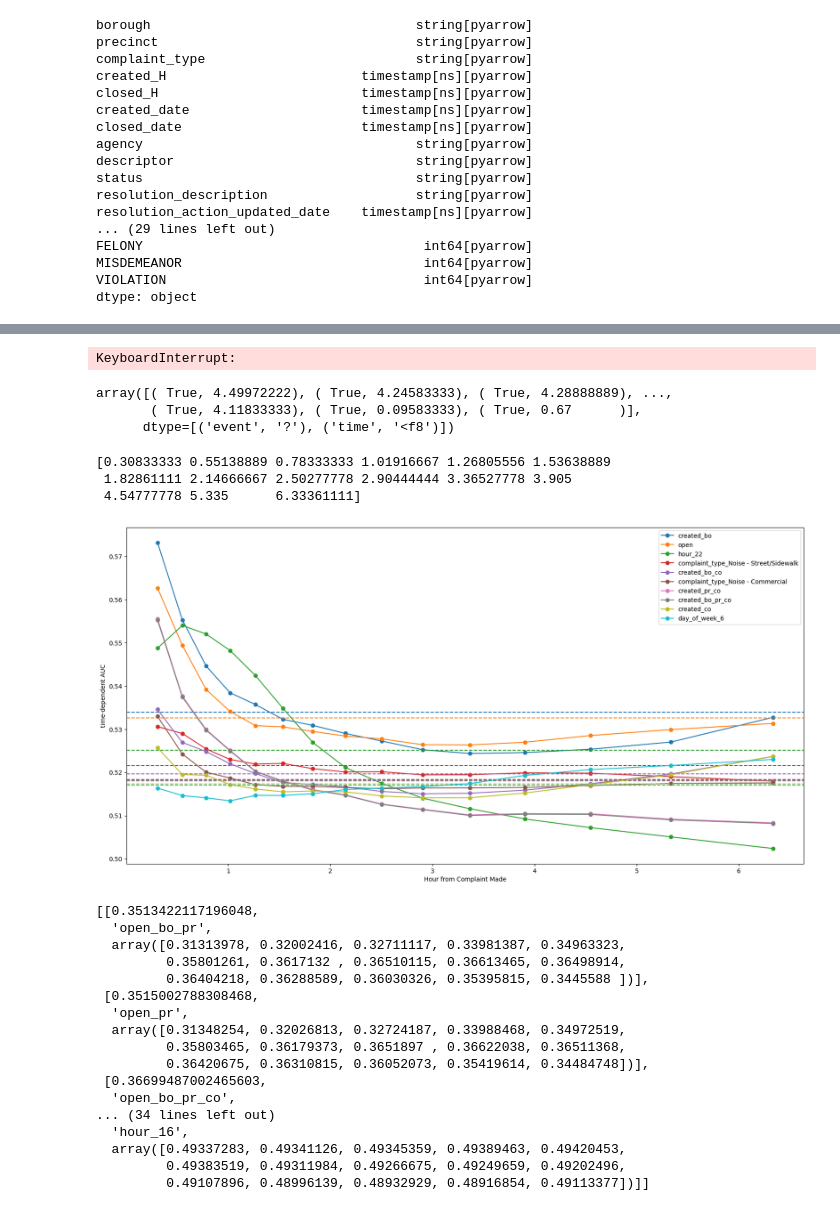
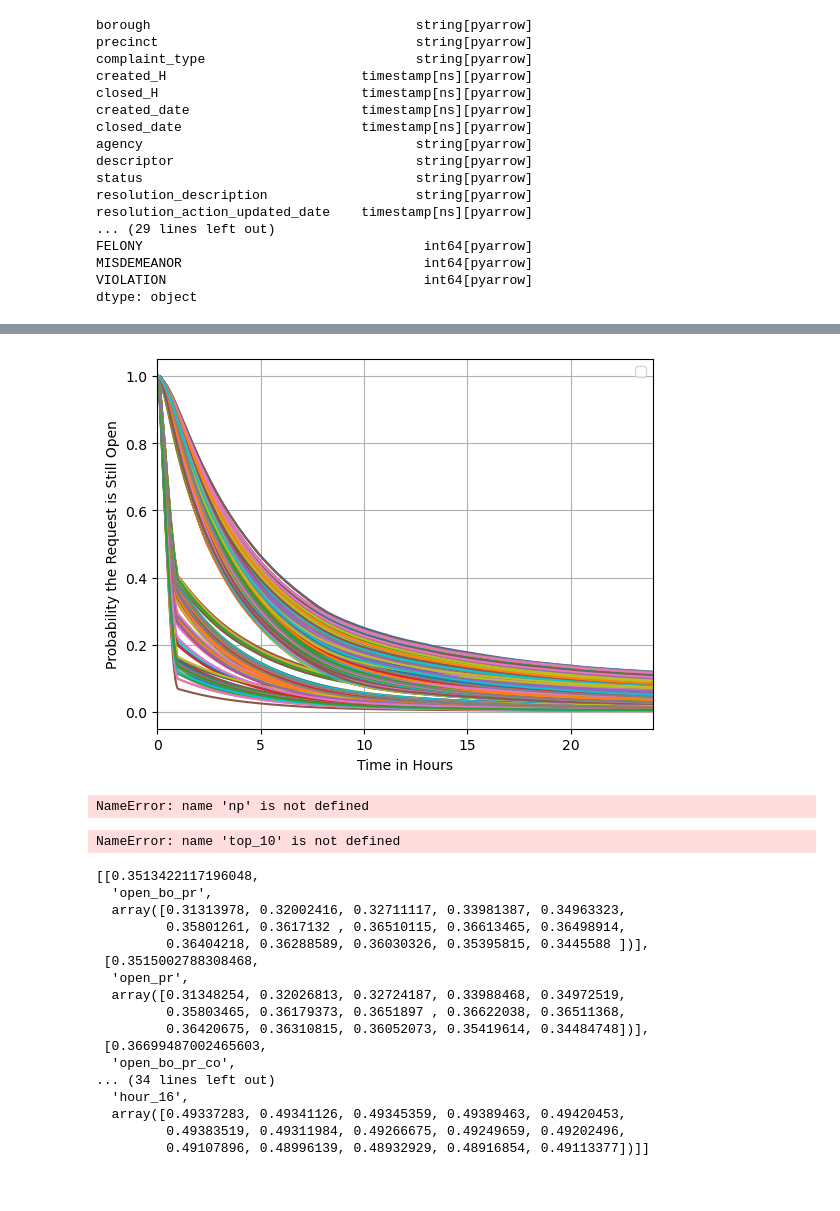
Before and after one commit to jamorr/Capstone, a Jupyter notebook: src/final.ipynb, the cells around one changed output, grey strips where cells are left out. Drawn from its saved outputs; the diff is of its cells as text; code cells hidden in the pictures.

Commit message:
Quick save before crash

```diff
--- a/src/final.ipynb
+++ b/src/final.ipynb
@@ -187,7 +189,6 @@ class RSFParams:
       }
    )
    ohe: bool = True
-   scaler: bool = True
 
 
 hyper = RSFParams()
@@ -222,6 +223,7 @@ class DefaultDecoder:
 
 rsf_decoder = DefaultDecoder(RSFParams)
 # %%
+
 assert 0 < hyper.cpu_prop <= 1
 n_jobs = int(mp.cpu_count() * hyper.cpu_prop)
 try:
@@ -250,6 +252,7 @@ except FileNotFoundError:
     )
 
     rsf = RandomSurvivalForest(
+        500,
         max_depth=hyper.max_depth,
         min_samples_leaf=50,
         n_jobs=n_jobs,
@@ -371,7 +456,9 @@ ax.set_title('Predicted vs True Time to Close Complaint in Hours')
 # %%
-for i, s in enumerate(surv):
-    plt.step(rsf.unique_times_, s, where="post", label=str(i))
-plt.ylabel("Survival probability")
+surv = rsf.predict_survival_function(X_test[0:chunk_size], return_array=True)
+
+for i, s in tqdm(enumerate(surv)):
+    plt.step(rsf.unique_times_, s, where="post")
+plt.ylabel("Probability the Request is Still Open")
 plt.xlabel("Time in Hours")
 plt.legend([])
 plt.xlim((0,24))
@@ -381,25 +472,9 @@ Error in callback <function flush_figures at 0x...> (for post_execute), with arg
-KeyboardInterrupt:
+[figure, added]
-# %%
-y_train
-# %% [output]
-array([( True, 4.49972222), ( True, 4.24583333), ( True, 4.28888889), ...,
-       ( True, 4.11833333), ( True, 0.09583333), ( True, 0.67      )],
-      dtype=[('event', '?'), ('time', '<f8')])
-# %%
-
-times = np.percentile(df["hours_to_complete"], np.linspace(5, 81, 15))
-print(times)
-# %% [output]
-[0.30833333 0.55138889 0.78333333 1.01916667 1.26805556 1.53638889
- 1.82861111 2.14666667 2.50277778 2.90444444 3.36527778 3.905
- 4.54777778 5.335      6.33361111]
 # %%
 
+times = np.percentile(df["hours_to_complete"], np.linspace(5, 81, 15))
 
 heap = []
-# def plot_cumulative_dynamic_auc(risk_score, label, ax, color=None, ):
-
-
 
 for i, col in tqdm(enumerate(X_train.columns)):
     auc, mean_auc = cumulative_dynamic_auc(y_train, y_test, X_test[col], times)
@@ -408,11 +483,15 @@ for i, col in tqdm(enumerate(X_train.columns)):
             #    ret
                ]
     heapq.heappush(heap, in_heap)
-    # plot_cumulative_dynamic_auc(X_test[col], col, color=f"C{i}",ax=ax)
 
 top_10 = heapq.nlargest(10, heap)
+# %% [output]
+NameError: name 'np' is not defined
 # %%
 top_10
+assets_path = pathlib.Path("../plots/rsf")
+if not assets_path.exists():
+    assets_path.mkdir()
 
 fig, ax = plt.subplots()
 
@@ -420,11 +499,12 @@ fig.set_size_inches(20, 10)
 for i, (mean_auc, col, auc) in enumerate(top_10):
     ax.plot(times, auc, marker="o", color=f"C{i}", label=col)
     ax.set_xlabel("Hour from Complaint Made")
-    ax.set_ylabel("time-dependent AUC")
+    ax.set_ylabel("Time-Dependent AUC")
     ax.axhline(mean_auc, color=f"C{i}", linestyle="--")
     plt.legend()
+fig.savefig(assets_path/f"{save_name}_TDAUC.png")
 # %% [output]
-[figure, removed]
+NameError: name 'top_10' is not defined
 # %%
 bottom_10 = heapq.nsmallest(10, heap)
 bottom_10
```
Also changed, not shown: parts of 22 cells of this notebook.
